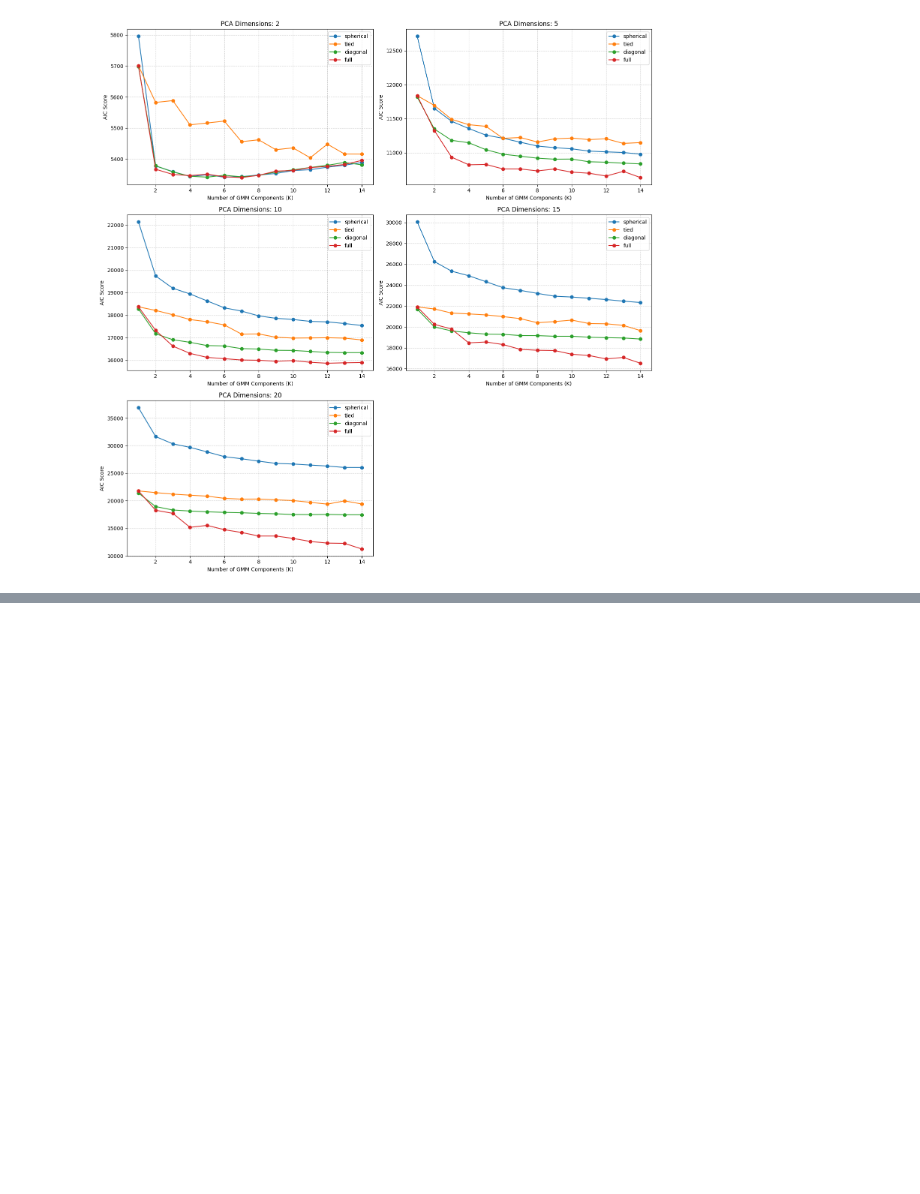
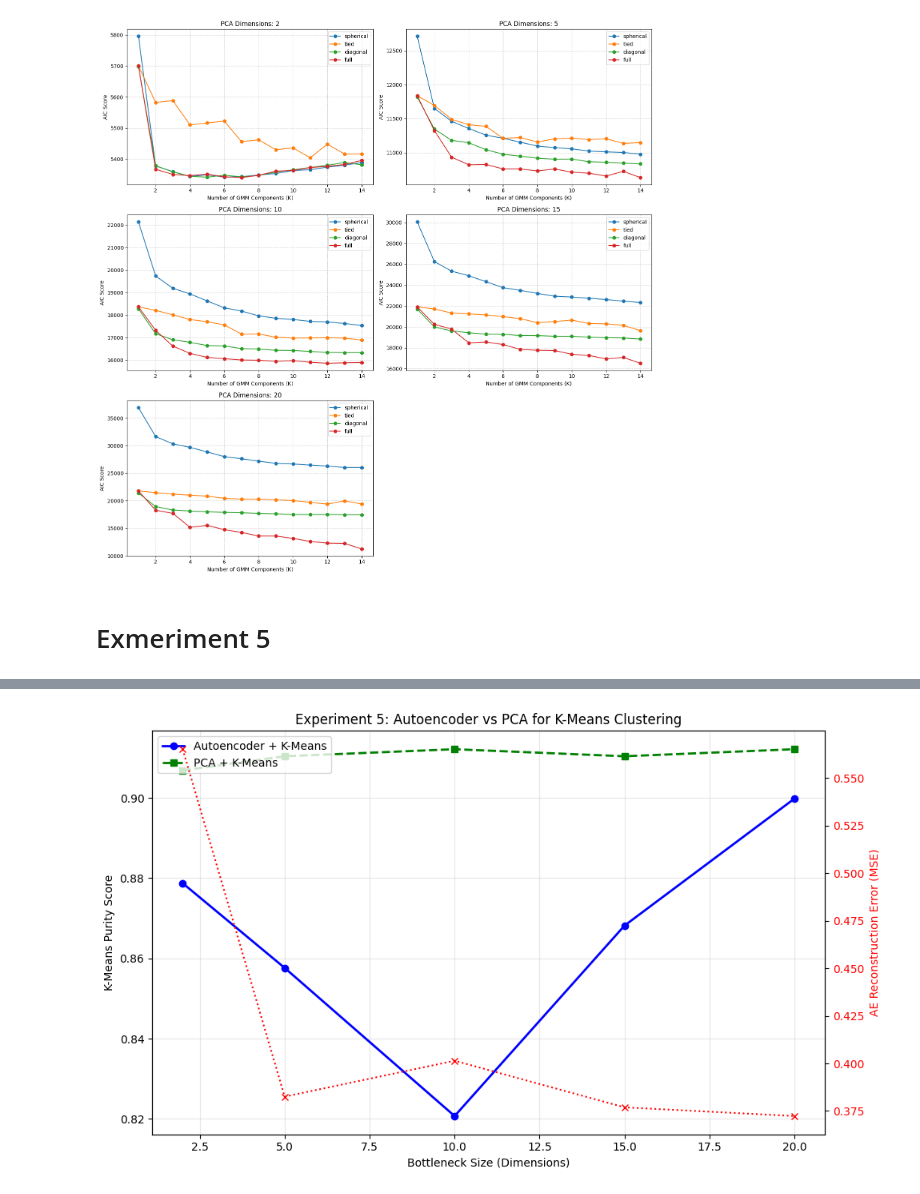
Before and after one commit to RoberRamzy/Dimensionality-Reduction-and-Clustering-Algorithms, a Jupyter notebook: project.ipynb, the cells around one changed output, grey strips where cells are left out. Saved outputs shown, nothing was run; the diff lists cells and outputs as text; code cells hidden in the pictures; blank space fills up the shorter version.

Commit message:
autoencoder added

```diff
--- a/project.ipynb
+++ b/project.ipynb
@@ -708,7 +708,7 @@ def tanh_derivative(x):
 # one layer class
 class DenseLayer:
     def __init__(self, input_dim, output_dim, activation='relu'):
-        self.W = np.random.randn(input_dim, output_dim) * 0.01 # initialize weights with small values
+        self.W = np.random.randn(input_dim, output_dim) * np.sqrt(2. / input_dim) # initialize weights with small values
         self.b = np.zeros((1, output_dim)) # initialize bias with zero
         self.activation_type = activation
 
@@ -1461,3 +1461,77 @@ def plot_all_dimensions(all_results, n_comp_list):
 plot_all_dimensions(all_aic_results, n_comp_list)
 # %% [output]
 [figure]
+# %% [markdown]
+# Exmeriment 5
+# %%
+import numpy as np
+import matplotlib.pyplot as plt
+import pandas as pd
+
+np.random.seed(6)
+
+# Setup Parameters
+latent_dims = [2, 5, 10, 15, 20]
+ae_purities = []
+pca_purities = []
+ae_final_losses = []
+X_input = X_scaled.values if hasattr(X_scaled, 'values') else X_scaled
+y_true = target.values if hasattr(target, 'values') else target
+
+print(f"{'Dim':<5} | {'AE Rec Loss':<12} | {'AE Purity':<10} | {'PCA Purity':<10}")
+print("-" * 45)
+
+for dim in latent_dims:
+    # train autoencoder
+    input_dim = X_input.shape[1]
+    ae = Autoencoder(
+        layer_sizes=[input_dim, 16, dim],
+        layer_activations=['linear', 'relu'],
+        learning_rate=0.01,
+    )
+    ae.train(X_input, epochs=200, mini_batch_size=32)
+    X_latent_ae = ae.encode(X_input)
+
+    # Record final reconstruction loss
+    final_loss = ae.loss_hist[-1]
+    ae_final_losses.append(final_loss)
+
+    # DR with PCA
+    pca = PCA(n_components=dim)
+    pca.fit(X_input)
+    X_latent_pca = pca.transform(X_input)
+
+    # Clustring using both
+    km_ae = Kmeans(k=2, init_centroids='k-means++').fit(X_latent_ae)
+    km_pca = Kmeans(k=2, init_centroids='k-means++').fit(X_latent_pca)
+
+    # purity evaluation
+    p_ae = calculate_purity(y_true, km_ae.predict(X_latent_ae))
+    p_pca = calculate_purity(y_true, km_pca.predict(X_latent_pca))
+
+    ae_purities.append(p_ae)
+    pca_purities.append(p_pca)
+
+    print(f"{dim:<5} | {final_loss:<12.4f} | {p_ae:<10.2f} | {p_pca:<10.2f}")
+
+# --- Visualization ---
+fig, ax1 = plt.subplots(figsize=(10, 6))
+
+# Plot Purity Comparison
+ax1.set_xlabel('Bottleneck Size (Dimensions)')
+ax1.set_ylabel('K-Means Purity Score', color='black')
+ax1.plot(latent_dims, ae_purities, 'o-', label='Autoencoder + K-Means', color='blue', linewidth=2)
+ax1.plot(latent_dims, pca_purities, 's--', label='PCA + K-Means', color='green', linewidth=2)
+ax1.legend(loc='upper left')
+ax1.grid(True, alpha=0.3)
+
+# Plot Reconstruction Loss on secondary axis
+ax2 = ax1.twinx()
+ax2.set_ylabel('AE Reconstruction Error (MSE)', color='red')
+ax2.plot(latent_dims, ae_final_losses, 'x:', color='red', label='AE Loss')
+ax2.tick_params(axis='y', labelcolor='red')
+
+plt.title('Experiment 5: Autoencoder vs PCA for K-Means Clustering')
+fig.tight_layout()
+plt.show()
+# %% [output]
@@ -1463,0 +1545 @@ plot_all_dimensions(all_aic_results, n_comp_list)
+[figure, added]
```
Also changed, not shown: parts of 8 cells of this notebook.
